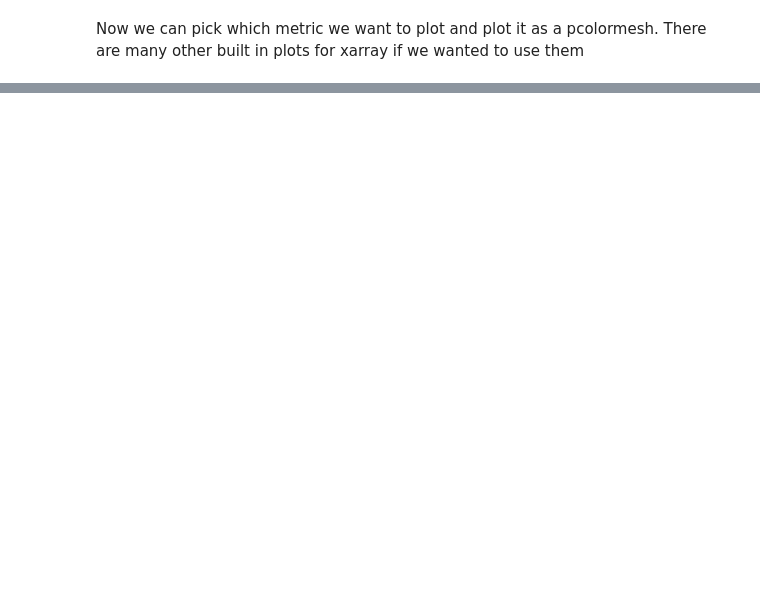
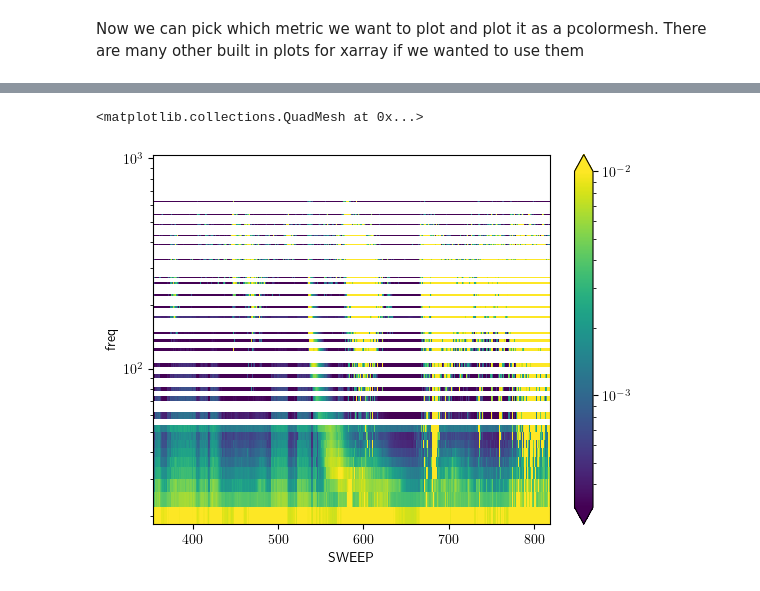
Before and after one commit to 08walkersj/Python_Tutorials, a Jupyter notebook: Vaex/intro_to_vaex.ipynb, the cells around one changed output, grey strips where cells are left out. Drawn from its saved outputs; the diff is of its cells as text; code cells hidden in the pictures; blank space fills up the shorter version.

```diff
--- a/Vaex/intro_to_vaex.ipynb
+++ b/Vaex/intro_to_vaex.ipynb
@@ -210,0 +207,22 @@ ds3['max'].plot.pcolormesh('Year', 'Month')
+# %%
+from wind_utility.integration_tools import create_sweeps
+start= np.datetime64('2004-02-05T18:00')
+end= np.datetime64('2004-02-06T18:00')
+
+files= ['/home/simon/Documents/WIND_Data/raw_csvs_new/2004/wi_wa_rad1_l2_20040205_v01.csv',
+ '/home/simon/Documents/WIND_Data/raw_csvs_new/2004/wi_wa_rad1_l2_20040206_v01.csv']
+raw= vx.open(files)
+
+raw.drop('SWEEP', inplace=True)
+raw= raw.to_pandas_df()
+
+create_sweeps(raw, time='Date_UTC')
+raw= vx.from_pandas(raw)
+raw.rename('FREQ', 'freq')
+raw.rename('VZPAL', 'AMPL_Z')
+raw.rename('Date_UTC', 'time')
+
+sweep_start= 354
+sweep_end= 818
+
+freqs= np.arange(20, 1041, 4)
@@ -210,0 +252,8 @@ ds3['max'].plot.pcolormesh('Year', 'Month')
+# %%
+rw= raw.mean(raw.AMPL_Z, binby=[raw.freq, raw.SWEEP], limits=([18, 1042], [353.3, 818.5]), shape=[256, 465], array_type='xarray')
+# %%
+import matplotlib.colors as mp_colors
+rw.plot.pcolormesh('SWEEP', 'freq', norm=mp_colors.LogNorm(vmin=10**-3.5, vmax=10**-2), yscale='log')
+# %% [output]
+<matplotlib.collections.QuadMesh at 0x...>
+[figure, added]
```
Also changed, not shown: parts of 15 cells of this notebook.
